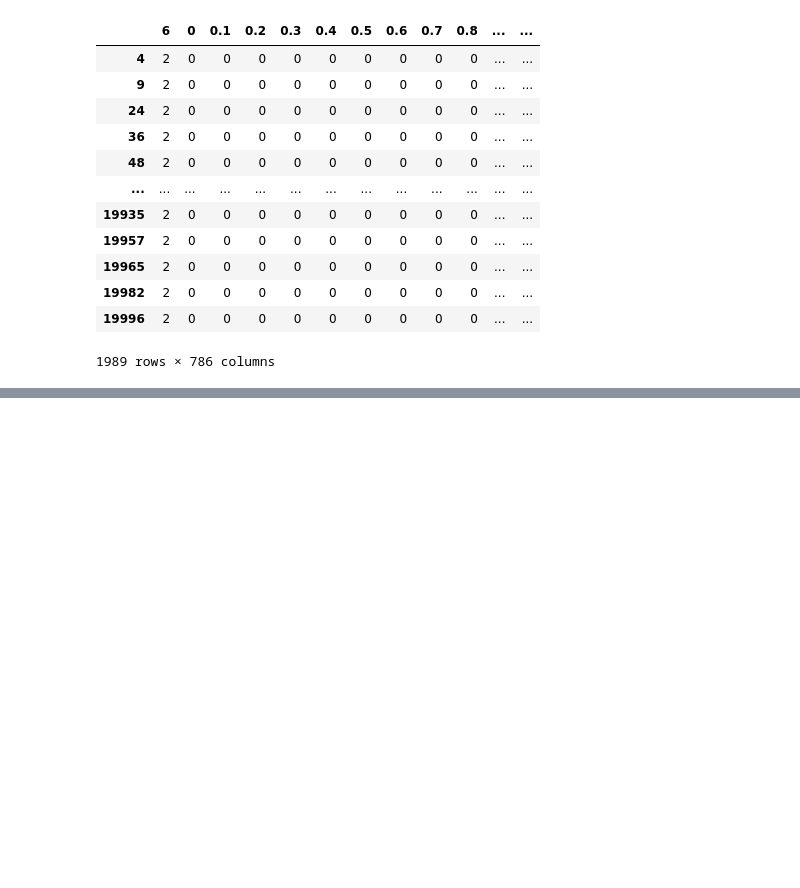
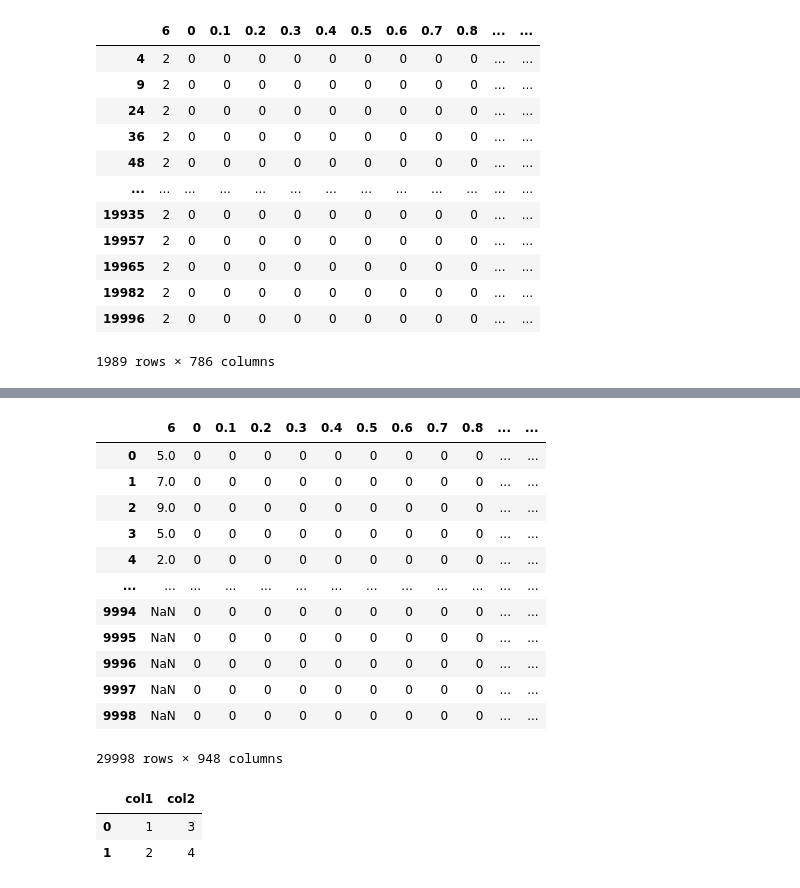
Before and after one commit to Ralein/AI-ML, a Jupyter notebook: Pandas.ipynb, the cells around one changed output, grey strips where cells are left out. Saved outputs shown, nothing was run; the diff lists cells and outputs as text; code cells hidden in the pictures; blank space fills up the shorter version.

```diff
--- a/Pandas.ipynb
+++ b/Pandas.ipynb
@@ -352,3 +352,7 @@ mnist[mnist["6"] == 2]
 | 19982 | 2 | 0 | 0 | 0 | 0 | 0 | 0 | 0 | 0 | 0 | ... | ... |
 | 19996 | 2 | 0 | 0 | 0 | 0 | 0 | 0 | 0 | 0 | 0 | ... | ... |
 1989 rows × 786 columns
+# %%
+import pandas as pd
+test = pd.read_csv("/content/sample_data/mnist_test.csv")
+print(test)
@@ -354,0 +377,28 @@ mnist[mnist["6"] == 2]
+# %%
+pd.concat([mnist, test])
+# %% [output]
+|  | 6 | 0 | 0.1 | 0.2 | 0.3 | 0.4 | 0.5 | 0.6 | 0.7 | 0.8 | ... | ... |
+| 0 | 5.0 | 0 | 0 | 0 | 0 | 0 | 0 | 0 | 0 | 0 | ... | ... |
+| 1 | 7.0 | 0 | 0 | 0 | 0 | 0 | 0 | 0 | 0 | 0 | ... | ... |
+| 2 | 9.0 | 0 | 0 | 0 | 0 | 0 | 0 | 0 | 0 | 0 | ... | ... |
+| 3 | 5.0 | 0 | 0 | 0 | 0 | 0 | 0 | 0 | 0 | 0 | ... | ... |
+| 4 | 2.0 | 0 | 0 | 0 | 0 | 0 | 0 | 0 | 0 | 0 | ... | ... |
+| ... | ... | ... | ... | ... | ... | ... | ... | ... | ... | ... | ... | ... |
+| 9994 | NaN | 0 | 0 | 0 | 0 | 0 | 0 | 0 | 0 | 0 | ... | ... |
+| 9995 | NaN | 0 | 0 | 0 | 0 | 0 | 0 | 0 | 0 | 0 | ... | ... |
+| 9996 | NaN | 0 | 0 | 0 | 0 | 0 | 0 | 0 | 0 | 0 | ... | ... |
+| 9997 | NaN | 0 | 0 | 0 | 0 | 0 | 0 | 0 | 0 | 0 | ... | ... |
+| 9998 | NaN | 0 | 0 | 0 | 0 | 0 | 0 | 0 | 0 | 0 | ... | ... |
+29998 rows × 948 columns
+# %%
+import pandas as pd
+
+new = pd.DataFrame({
+    "col1": [1, 2],
+    "col2": [3, 4]
+})
+display(new)
+# %% [output]
+|  | col1 | col2 |
+| 0 | 1 | 3 |
+| 1 | 2 | 4 |
```
Also changed, not shown: parts of 7 cells of this notebook.
